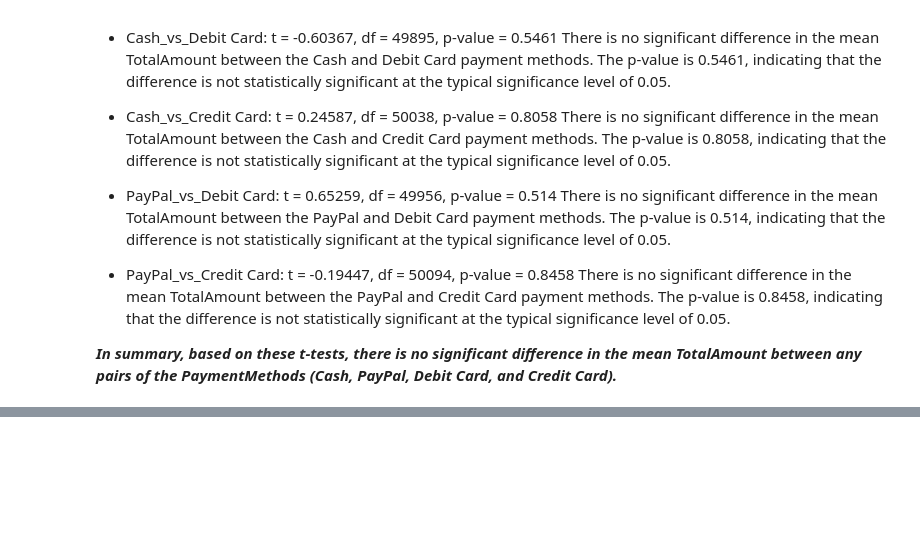
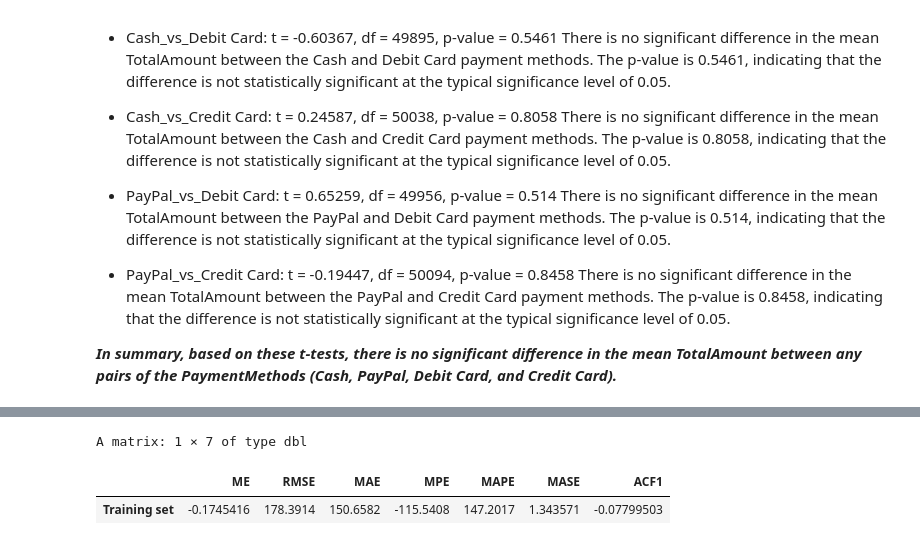
Before and after one commit to Harounnn/Statistical-Analysis-using-R, a Jupyter notebook: notebook.ipynb, the cells around one changed output, grey strips where cells are left out. Saved outputs shown, nothing was run; the diff lists cells and outputs as text; code cells hidden in the pictures; blank space fills up the shorter version.

```diff
--- a/notebook.ipynb
+++ b/notebook.ipynb
@@ -417,0 +503,6 @@ There is no significant difference in the mean TotalAmount between the PayPal an
+# %%
+accuracy(forecast_ts)
+# %% [output]
+A matrix: 1 × 7 of type dbl
+|  | ME | RMSE | MAE | MPE | MAPE | MASE | ACF1 |
+| Training set | -0.1745416 | 178.3914 | 150.6582 | -115.5408 | 147.2017 | 1.343571 | -0.07799503 |
```
Also changed, not shown: parts of 5 cells of this notebook, 2 other files.
